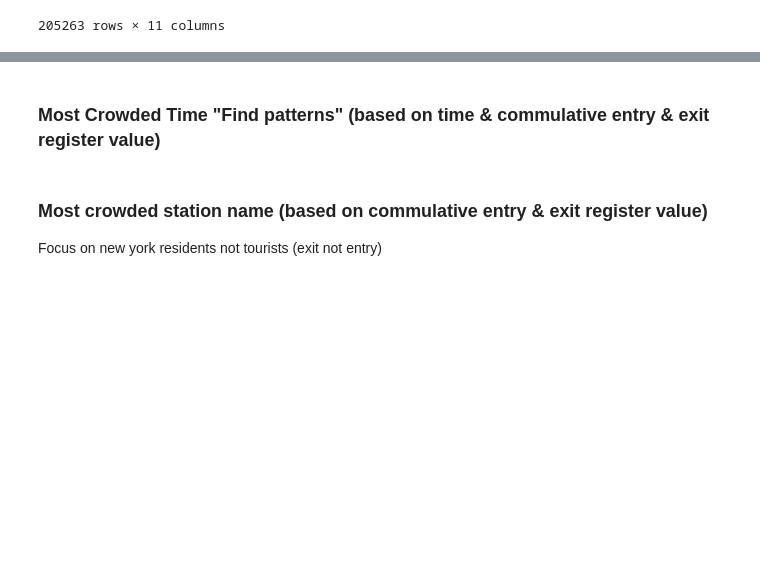
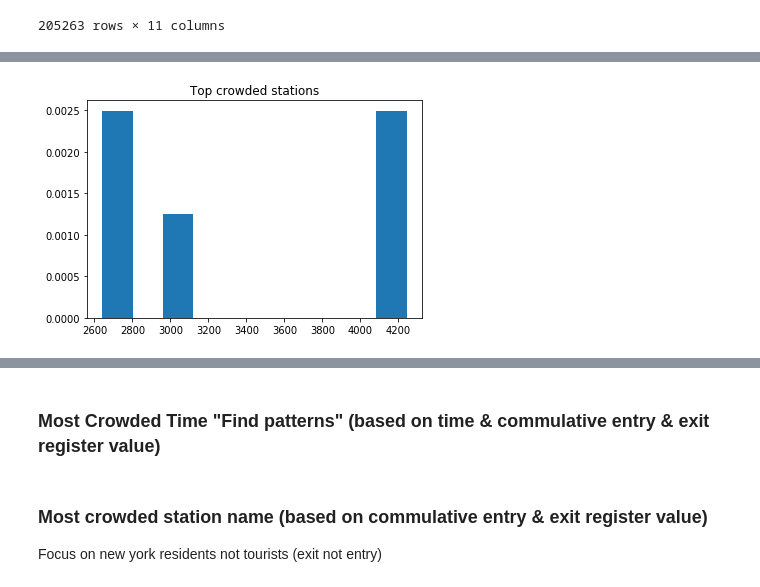
Before and after one commit to Meaad96s/project1_mta, a Jupyter notebook: project1_code.ipynb, the cells around one changed output, grey strips where cells are left out. Drawn from its saved outputs; the diff is of its cells as text; code cells hidden in the pictures; blank space fills up the shorter version.

```diff
--- a/project1_code.ipynb
+++ b/project1_code.ipynb
@@ -191,0 +201,5 @@ data_table
+# %%
+plt.hist(data_table.STATION.value_counts().head(5),bins =10, density=True)
+plt.title('Top crowded stations');
+# %% [output]
+[figure, added]
```
Also changed, not shown: parts of 10 cells of this notebook, 1 other file.
